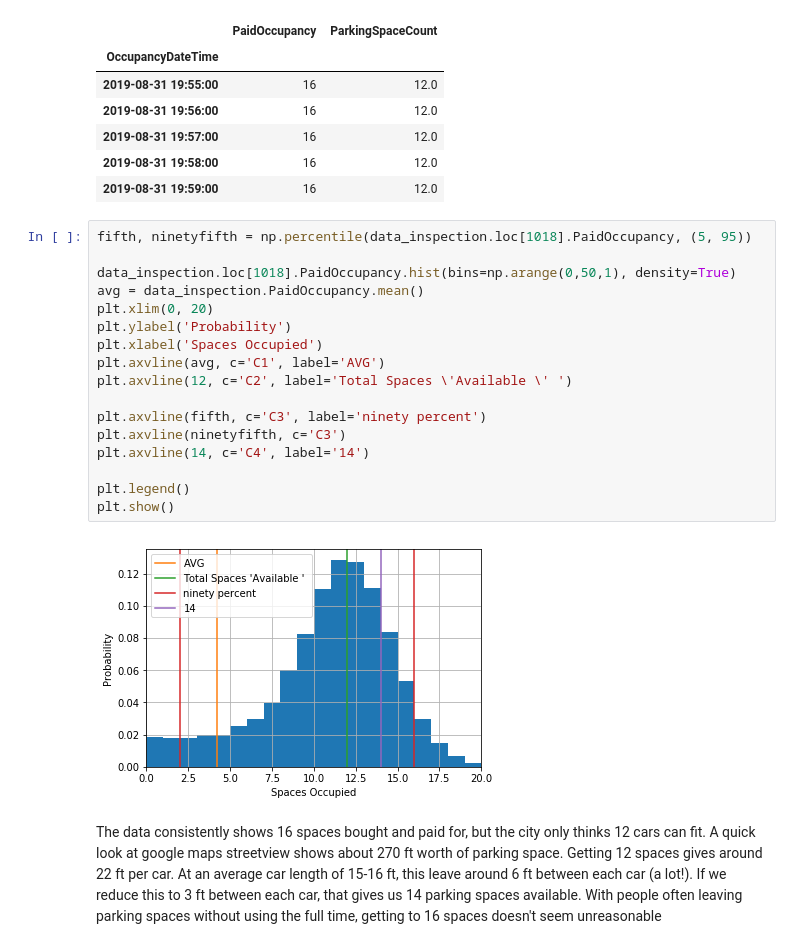
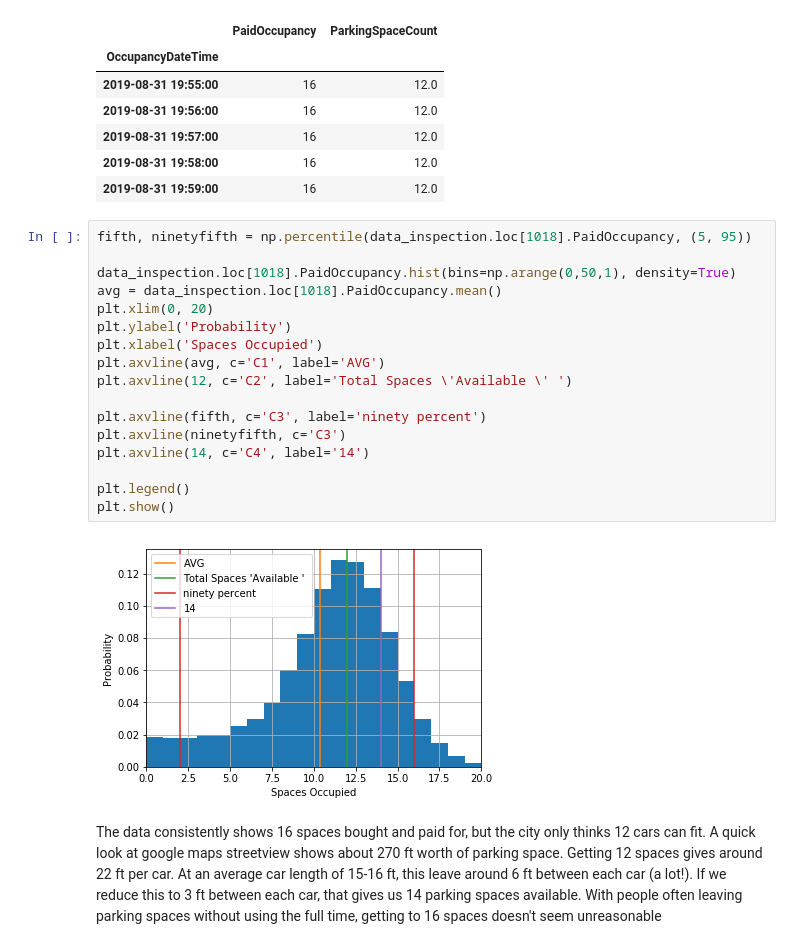
Before and after one commit to mocohen/Capstone-Project-1, a Jupyter notebook: EDA.ipynb, the cells around one changed output. Cells and saved outputs as stored; diff of their text form.

```diff
--- a/EDA.ipynb
+++ b/EDA.ipynb
@@ -417,22 +426,22 @@ data_inspection.loc[1018].tail()
 # %%
 fifth, ninetyfifth = np.percentile(data_inspection.loc[1018].PaidOccupancy, (5, 95))
 
 data_inspection.loc[1018].PaidOccupancy.hist(bins=np.arange(0,50,1), density=True)
-avg = data_inspection.PaidOccupancy.mean()
+avg = data_inspection.loc[1018].PaidOccupancy.mean()
 plt.xlim(0, 20)
 plt.ylabel('Probability')
 plt.xlabel('Spaces Occupied')
 plt.axvline(avg, c='C1', label='AVG')
 plt.axvline(12, c='C2', label='Total Spaces \'Available \' ')
 
 plt.axvline(fifth, c='C3', label='ninety percent')
 plt.axvline(ninetyfifth, c='C3')
 plt.axvline(14, c='C4', label='14')
 
 plt.legend()
 plt.show()
 # %% [output]
-[figure, old version]
+[figure, new version]
 # %% [markdown]
 The data consistently shows 16 spaces bought and paid for, but the city only thinks 12 cars can fit. A quick look at google maps streetview shows about 270 ft worth of parking space. Getting 12 spaces gives around 22 ft per car. At an average car length of 15-16 ft, this leave around 6 ft between each car (a lot!). If we reduce this to 3 ft between each car, that gives us 14 parking spaces available. With people often leaving parking spaces without using the full time, getting to 16 spaces doesn't seem unreasonable
 # %%
```
Also changed, not shown: parts of 3 cells of this notebook.
